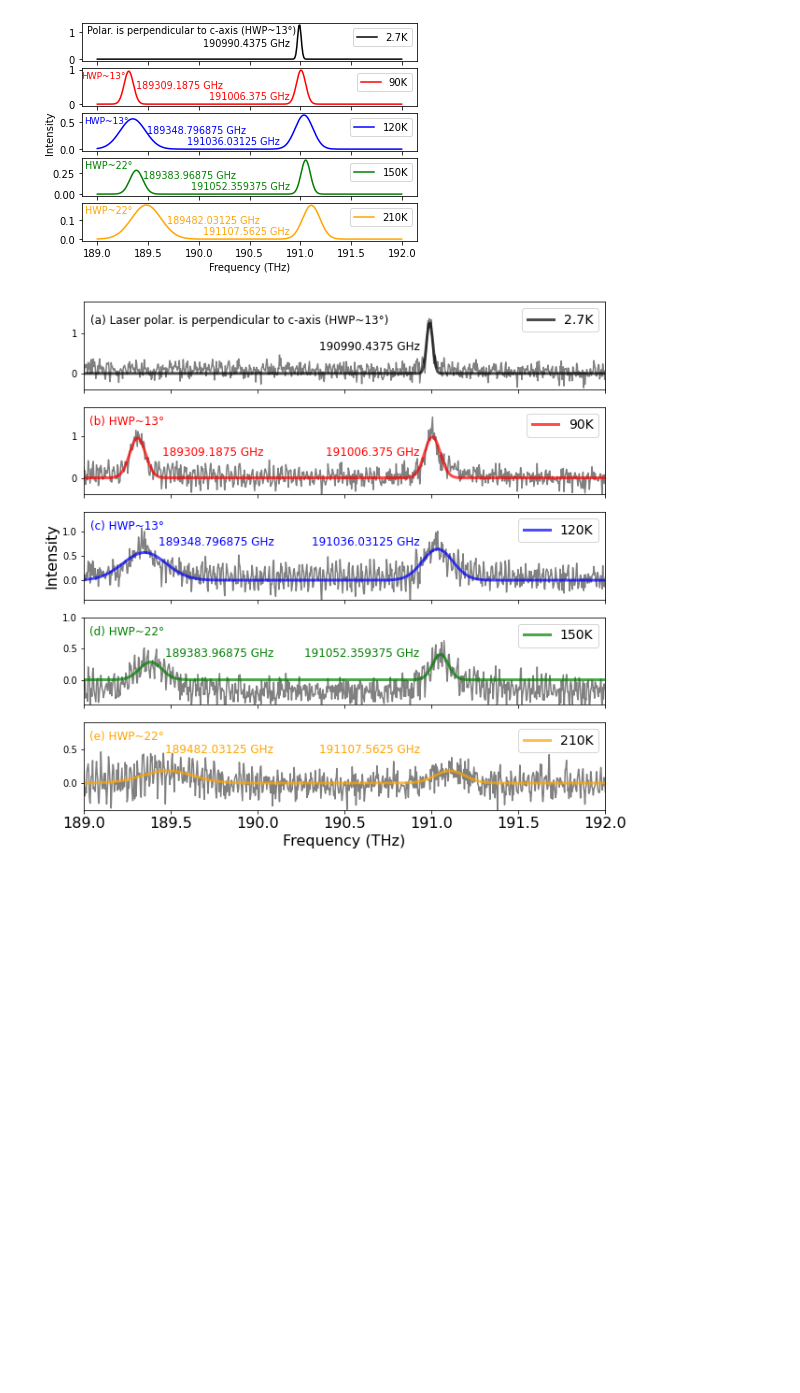
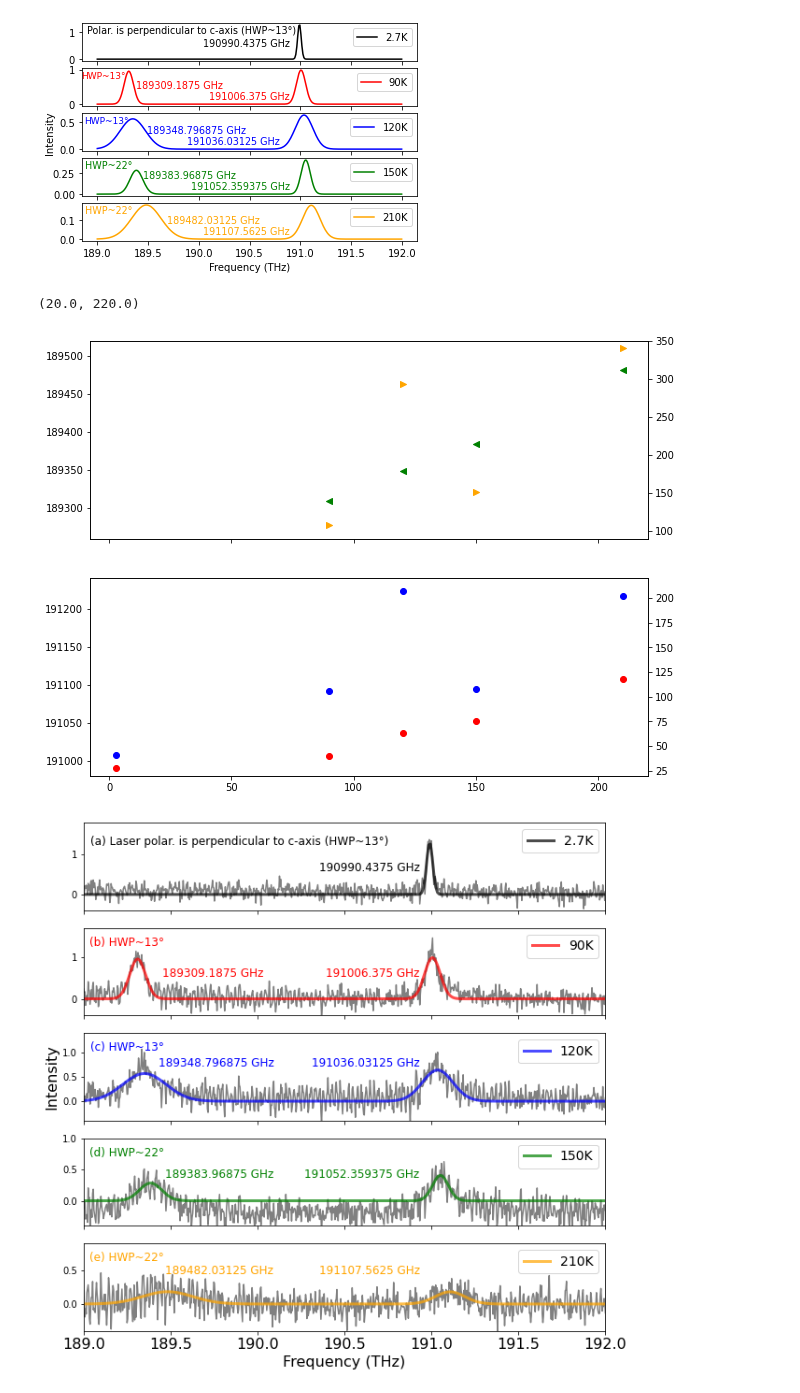
Before and after one commit to JUOM2016/Quick_cal_and_plotting, a Jupyter notebook: absorption_white_light_OD_perpendicular.ipynb, the cells around one changed output. Cells and saved outputs as stored; diff of their text form; code cells hidden in the pictures; blank space fills up the shorter version.

```diff
--- a/absorption_white_light_OD_perpendicular.ipynb
+++ b/absorption_white_light_OD_perpendicular.ipynb
@@ -177,6 +177,22 @@ fitted_data_normalised=fitted_data_normalised.to_numpy()
 [figure]
 [figure]
 # %%
+f0_main=np.zeros(len(peak_num))
+FWHM_main=np.zeros(len(peak_num))
+f0_side_1=np.zeros(len(peak_num))
+FWHM_side_1=np.zeros(len(peak_num))
+
+for index in range(len(peak_num)):
+    if peak_num[index] == 1:
+        f0_main[index]=f0_0[index]
+        FWHM_main[index]=FWHM_0[index]
+    elif peak_num[index] == 2:
+        f0_side_1[index]=f0_1[index]
+        FWHM_side_1[index]=FWHM_1[index]
+        f0_main[index]=f0_2[index]
+        FWHM_main[index]=FWHM_2[index]
+
+
 fig,axs=plt.subplots(5)
 axs[0].plot(fitted_data[:,0], fitted_data[:,1], color='k', label='2.7K')
 axs[1].plot(fitted_data[:,2], fitted_data[:,3], color='r', label='90K')
@@ -279,6 +295,55 @@ axs[4].annotate(("{} GHz".format(np.float32(f0_2[4]*1000))),
 fig.patch.set_facecolor('white')
 # %% [output]
 [figure]
+# %%
+temp=[2.7, 90, 120, 150, 210]
+f0_main=np.empty([len(peak_num),2])
+FWHM_main=np.empty([len(peak_num),2])
+f0_side_1=np.empty([len(peak_num),2])
+FWHM_side_1=np.empty([len(peak_num),2])
+#Temp_main= np.empty(len(peak_num))
+#Tempside_1= np.empty(len(peak_num))
+
+fig, (ax1,ax2) = plt.subplots(nrows=2, figsize=(10,8),sharex=True)
+ax3 = ax1.twinx()
+ax4 = ax2.twinx()
+
+for index in range(len(peak_num)):
+    if peak_num[index] == 1:
+        f0_main[index,0]=temp[index]
+        FWHM_main[index,0]=temp[index]
+
+        f0_main[index,1]=f0_0[index]
+        FWHM_main[index,1]=FWHM_0[index]
+
+        ax2.scatter(temp[index],f0_0[index]*1000,color='r')
+        ax4.scatter(temp[index],FWHM_0[index],color='b')
+
+    elif peak_num[index] == 2:
+        f0_side_1[index,0]=temp[index]
+        FWHM_side_1[index,0]=temp[index]
+
+        f0_main[index,0]=temp[index]
+        FWHM_main[index,0]=temp[index]
+
+        f0_side_1[index,1]=f0_1[index]
+        FWHM_side_1[index,1]=FWHM_1[index]
+
+        f0_main[index,1]=f0_2[index]
+        FWHM_main[index,1]=FWHM_2[index]
+
+        ax2.scatter(temp[index],f0_2[index]*1000,color='r')
+        ax1.scatter(temp[index],f0_1[index]*1000,color='g',marker='<')
+        ax4.scatter(temp[index],FWHM_2[index],color='b')
+        ax3.scatter(temp[index],FWHM_1[index],color='orange',marker='>')
+
+ax1.set_ylim(189260,189520)
+ax3.set_ylim(90,350)
+ax2.set_ylim(190980,191240)
+ax4.set_ylim(20,220)
+# %% [output]
+(20.0, 220.0)
+[figure, added]
 # %%
 fig,axs=plt.subplots(5,1,figsize=(10,10))
 
```
